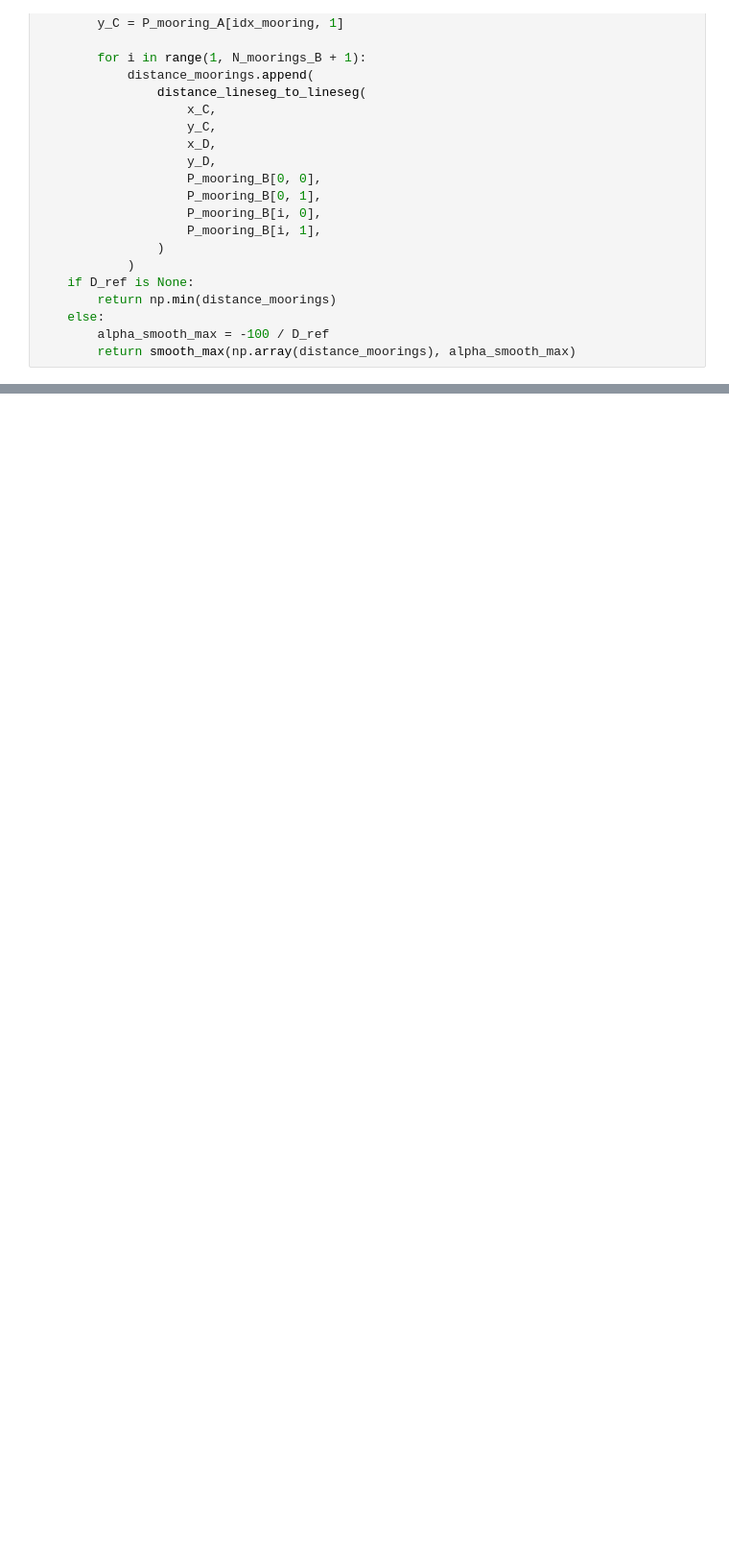
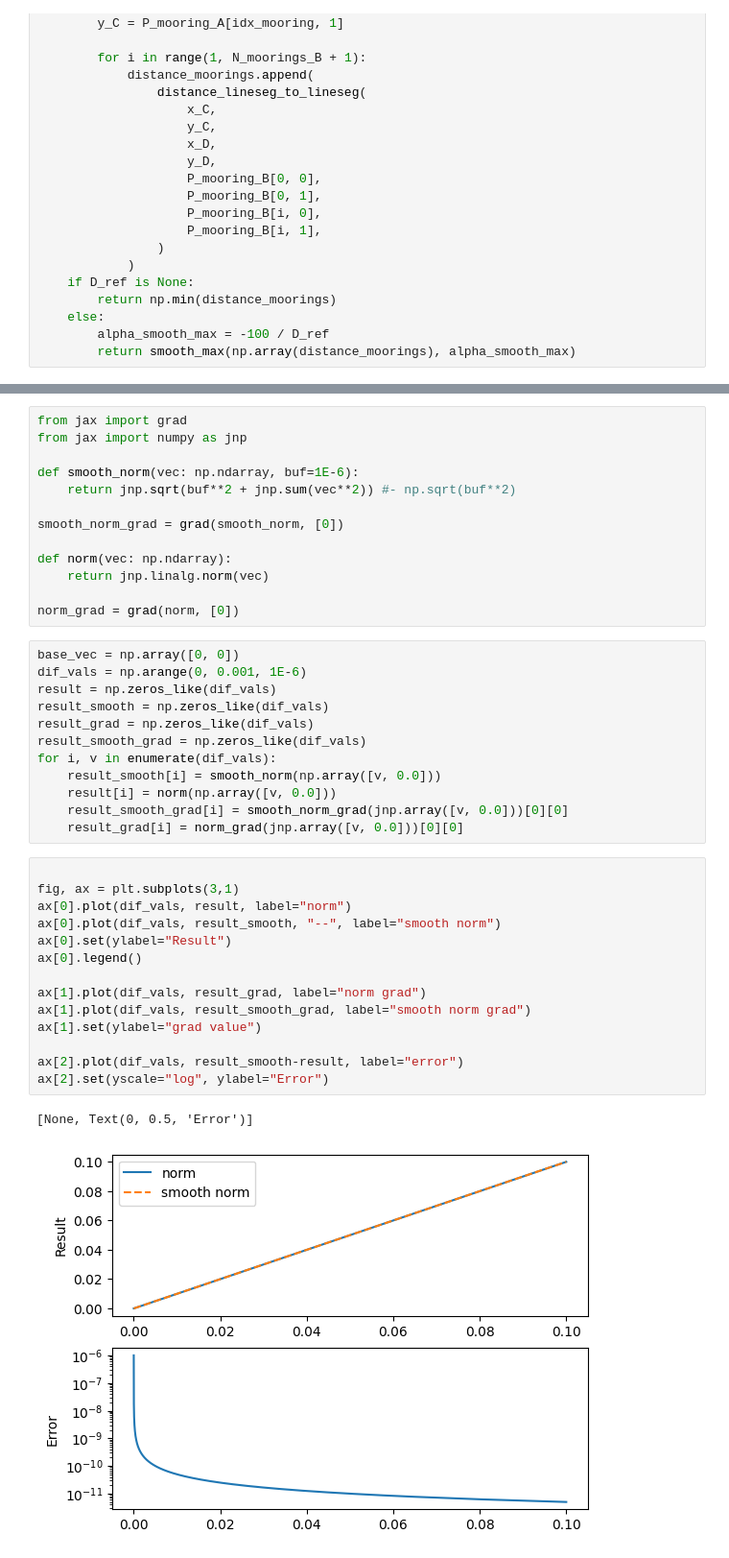
Before and after one commit to mdealencar/Ard, a Jupyter notebook: ard/offshore/mooring_constraint_sandbox.ipynb, the cells around one changed output, grey strips where cells are left out. Shown: that part at 96% size. Saved outputs shown, nothing was run; the diff lists cells and outputs as text; blank space fills up the shorter version.

Commit message:
implement and switch to a smooth norm

```diff
--- a/ard/offshore/mooring_constraint_sandbox.ipynb
+++ b/ard/offshore/mooring_constraint_sandbox.ipynb
@@ -169,0 +167,42 @@ for i in [
+# %%
+from jax import grad
+from jax import numpy as jnp
+
+def smooth_norm(vec: np.ndarray, buf=1E-6):
+    return jnp.sqrt(buf**2 + jnp.sum(vec**2)) #- np.sqrt(buf**2)
+
+smooth_norm_grad = grad(smooth_norm, [0])
+
+def norm(vec: np.ndarray):
+    return jnp.linalg.norm(vec)
+
+norm_grad = grad(norm, [0])
+# %%
+base_vec = np.array([0, 0])
+dif_vals = np.arange(0, 0.001, 1E-6)
+result = np.zeros_like(dif_vals)
+result_smooth = np.zeros_like(dif_vals)
+result_grad = np.zeros_like(dif_vals)
+result_smooth_grad = np.zeros_like(dif_vals)
+for i, v in enumerate(dif_vals):
+    result_smooth[i] = smooth_norm(np.array([v, 0.0]))
+    result[i] = norm(np.array([v, 0.0]))
+    result_smooth_grad[i] = smooth_norm_grad(jnp.array([v, 0.0]))[0][0]
+    result_grad[i] = norm_grad(jnp.array([v, 0.0]))[0][0]
+# %%
+
+fig, ax = plt.subplots(3,1)
+ax[0].plot(dif_vals, result, label="norm")
+ax[0].plot(dif_vals, result_smooth, "--", label="smooth norm")
+ax[0].set(ylabel="Result")
+ax[0].legend()
+
+ax[1].plot(dif_vals, result_grad, label="norm grad")
+ax[1].plot(dif_vals, result_smooth_grad, label="smooth norm grad")
+ax[1].set(ylabel="grad value")
+
+ax[2].plot(dif_vals, result_smooth-result, label="error")
+ax[2].set(yscale="log", ylabel="Error")
+# %% [output]
+[None, Text(0, 0.5, 'Error')]
+[figure, added]
```
Also changed, not shown: parts of 4 cells of this notebook, 2 other files.
